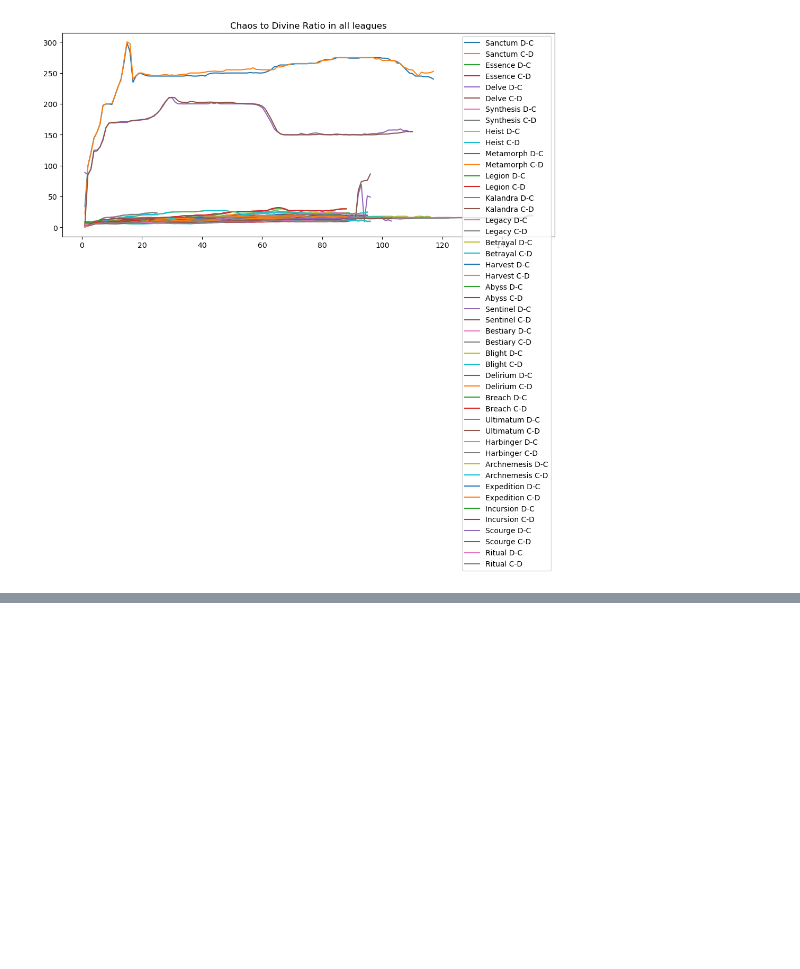
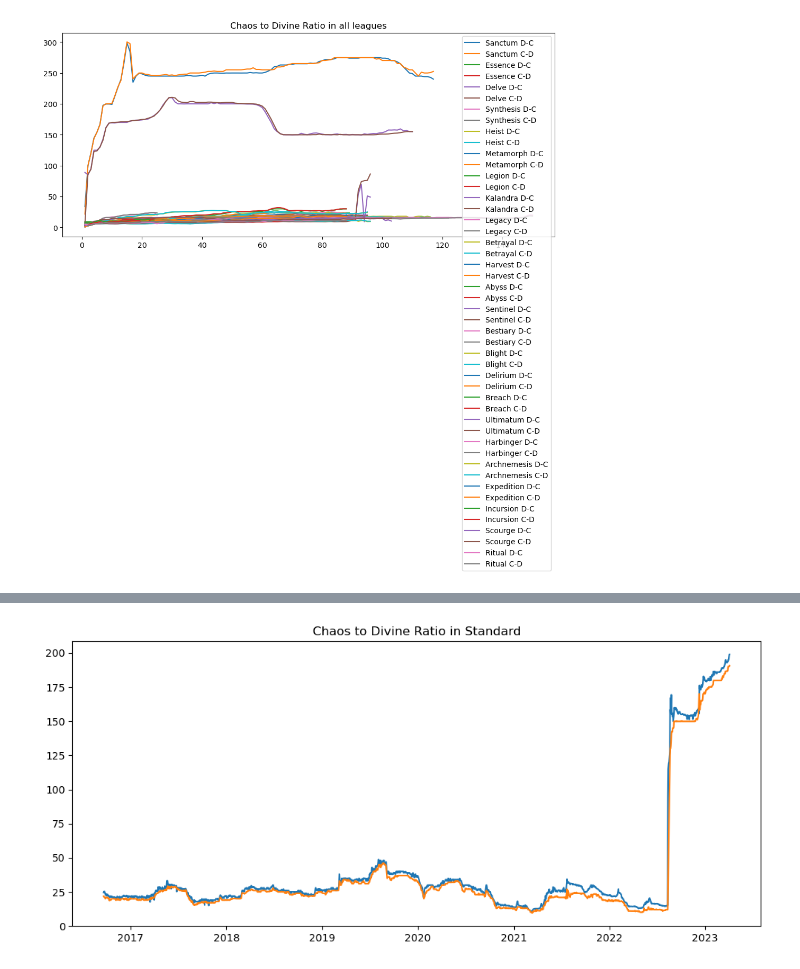
Before and after one commit to EKYS12/PoE_Currency_Market_Analysis, a Jupyter notebook: notebooks/eda.ipynb, the cells around one changed output, grey strips where cells are left out. Cells and saved outputs as stored; diff of their text form; code cells hidden in the pictures; blank space fills up the shorter version.

```diff
--- a/notebooks/eda.ipynb
+++ b/notebooks/eda.ipynb
@@ -209,0 +267,4 @@ ValueError: Columns must be same length as key
+# %%
+df = league_df(currency='divine')
+
+df.head()
@@ -209,0 +278,18 @@ ValueError: Columns must be same length as key
+# %%
+df = trade_ratio(df)
+df = df.sort_values('Date')
+# %%
+plt.figure(figsize=(12,5))
+plt.plot(
+    df[df['Ratio Label'] == 'D-C']['Date'],
+    df[df['Ratio Label'] == 'D-C']['Ratio'],
+)
+plt.plot(
+    df[df['Ratio Label'] == 'C-D']['Date'],
+    df[df['Ratio Label'] == 'C-D']['Ratio'],
+)
+
+plt.title('Chaos to Divine Ratio in Standard')
+plt.show;
+# %% [output]
+[figure, added]
```
Also changed, not shown: parts of 10 cells of this notebook, 2 other files.
